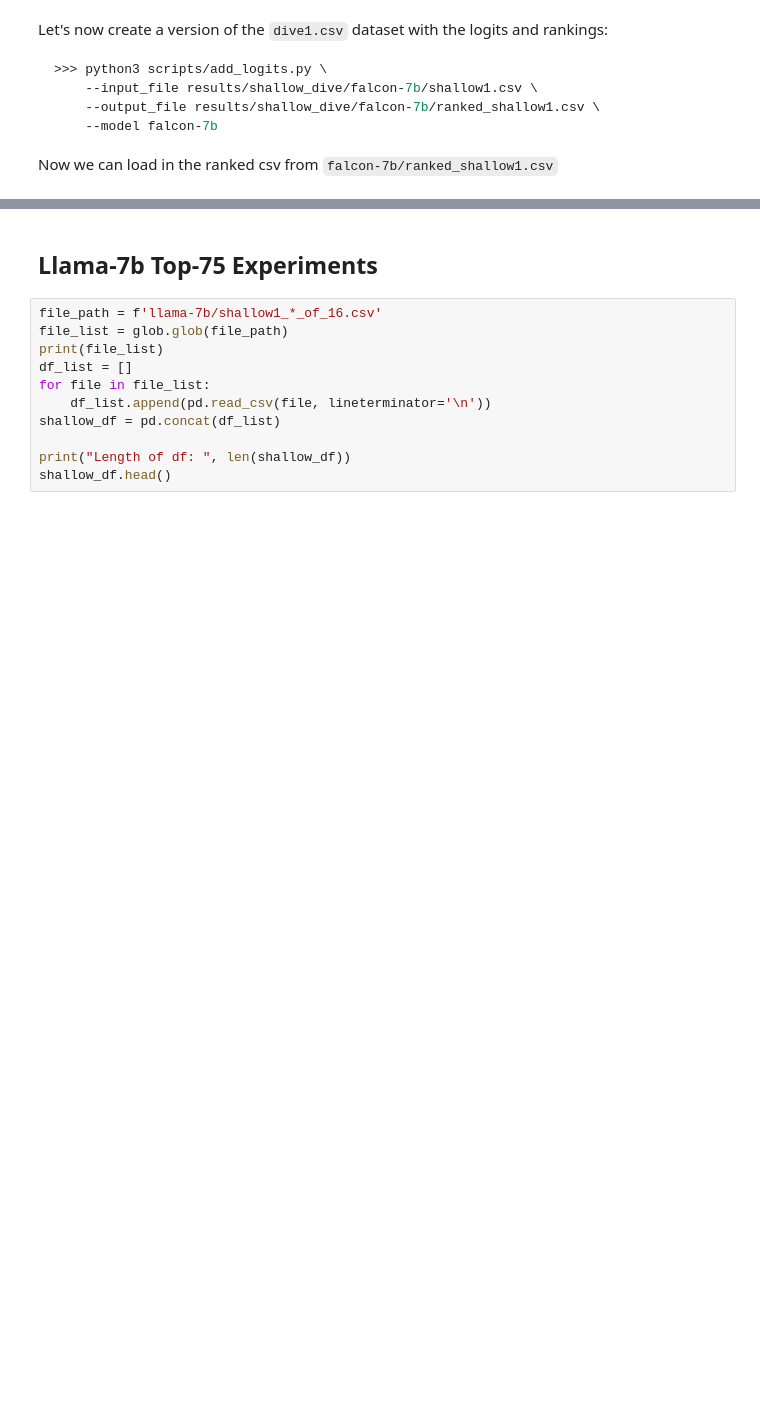
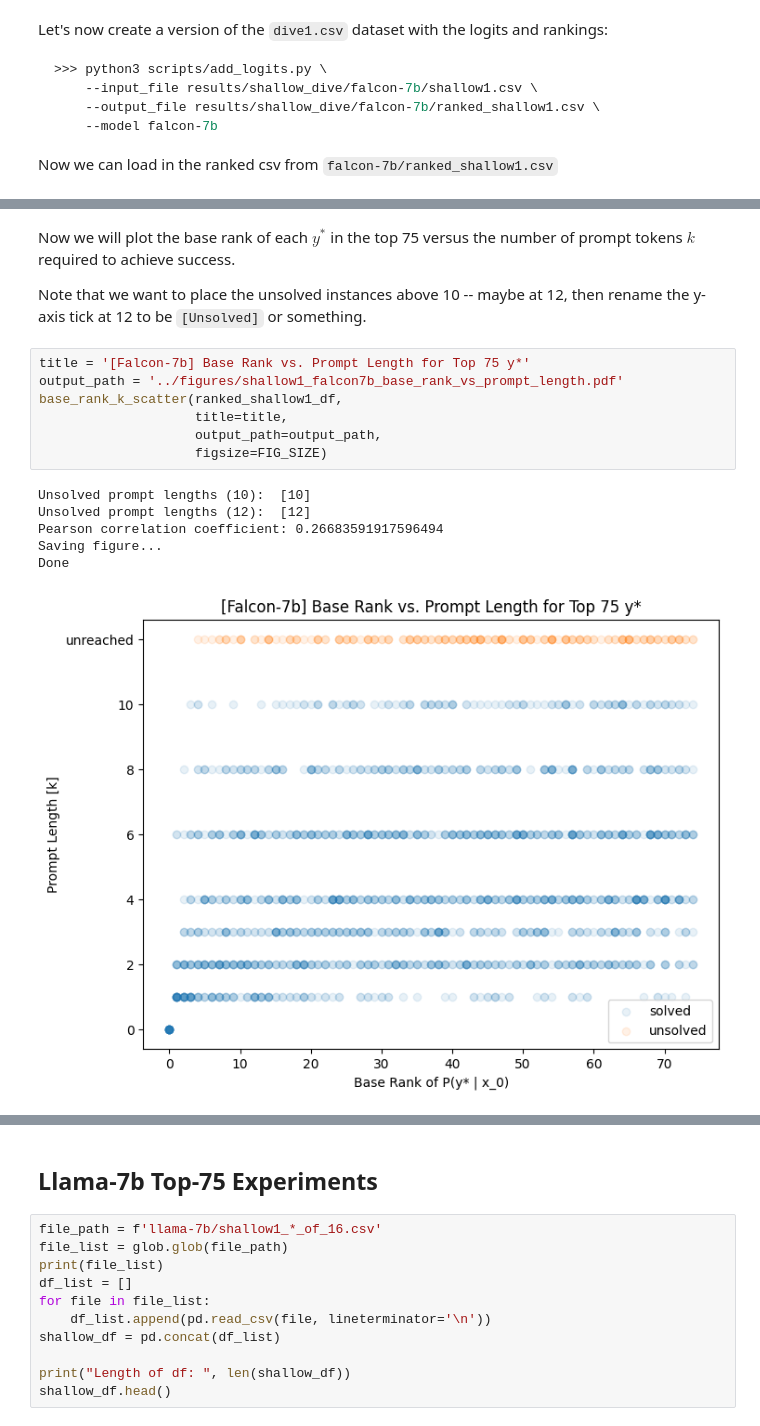
Before and after one commit to amanb2000/Magic_Words, a Jupyter notebook: results/shallow_dive/Shallow Dive.ipynb, the cells around one changed output, grey strips where cells are left out. Saved outputs shown, nothing was run; the diff lists cells and outputs as text; blank space fills up the shorter version.

```diff
--- a/results/shallow_dive/Shallow Dive.ipynb
+++ b/results/shallow_dive/Shallow Dive.ipynb
@@ -336 +413,20 @@ k_epsilon_line_plot(ranked_shallow1_df,
+# %% [markdown]
+Now we will plot the base rank of each $y^*$ in the top 75 versus the number of prompt tokens $k$ required to achieve success.
+
+Note that we want to place the unsolved instances above 10 -- maybe at 12, then
+rename the y-axis tick at 12 to be `[Unsolved]` or something.
+# %%
+title = '[Falcon-7b] Base Rank vs. Prompt Length for Top 75 y*'
+output_path = '../figures/shallow1_falcon7b_base_rank_vs_prompt_length.pdf'
+base_rank_k_scatter(ranked_shallow1_df,
+                    title=title,
+                    output_path=output_path,
+                    figsize=FIG_SIZE)
+# %% [output]
+Unsolved prompt lengths (10):  [10]
+Unsolved prompt lengths (12):  [12]
+Pearson correlation coefficient: 0.26683591917596494
+Saving figure...
+Done
+[figure, added]
 # %%
```
Also changed, not shown: parts of 17 cells of this notebook, 3 other files.
